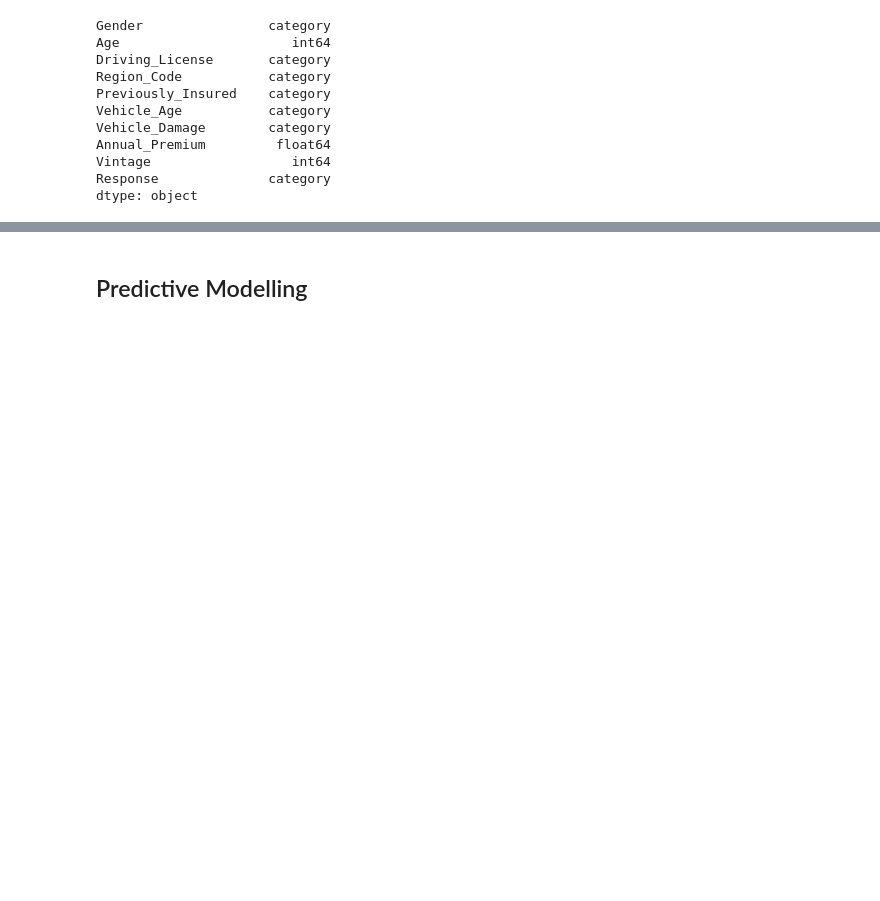
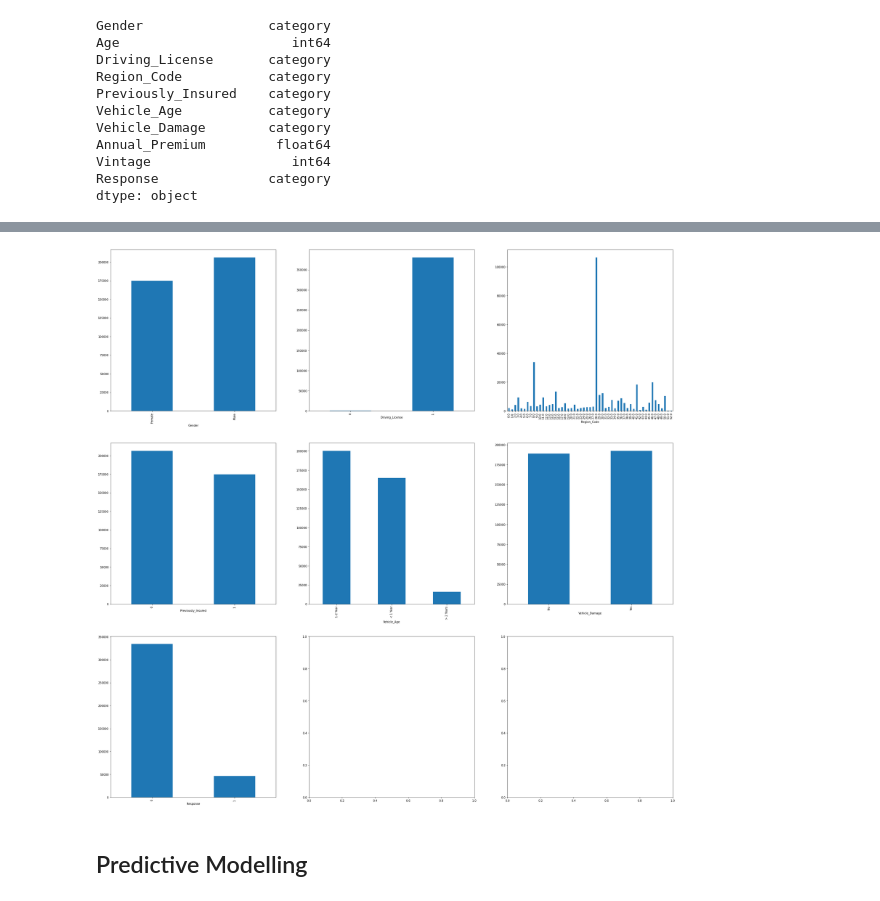
Before and after one commit to Mkho-cs/HICSP-Predictive-Analysis, a Jupyter notebook: main/analysis.ipynb, the cells around one changed output, grey strips where cells are left out. Saved outputs shown, nothing was run; the diff lists cells and outputs as text; code cells hidden in the pictures; blank space fills up the shorter version.

Commit message:
Added categorical variable analysis

```diff
--- a/main/analysis.ipynb
+++ b/main/analysis.ipynb
@@ -76,3 +77,7 @@ Annual_Premium         float64
 Vintage                  int64
 Response              category
 dtype: object
+# %%
+# Analysze the frequency of each unique value in respective columns (for categorical variables)
+col_unique_freq = train_data.get_col_unique_freq()
+for col in col_unique_freq: print(col, '\n')
@@ -79,3 +102,8 @@ dtype: object
+# %%
+# Distribution plot of categorical columns
+train_data.create_subplots(col_unique_freq, 3)
+# %% [output]
+[figure, added]
 # %% [markdown]
 ## Predictive Modelling
 # %%
```
Also changed, not shown: parts of 4 cells of this notebook, 1 other file.
